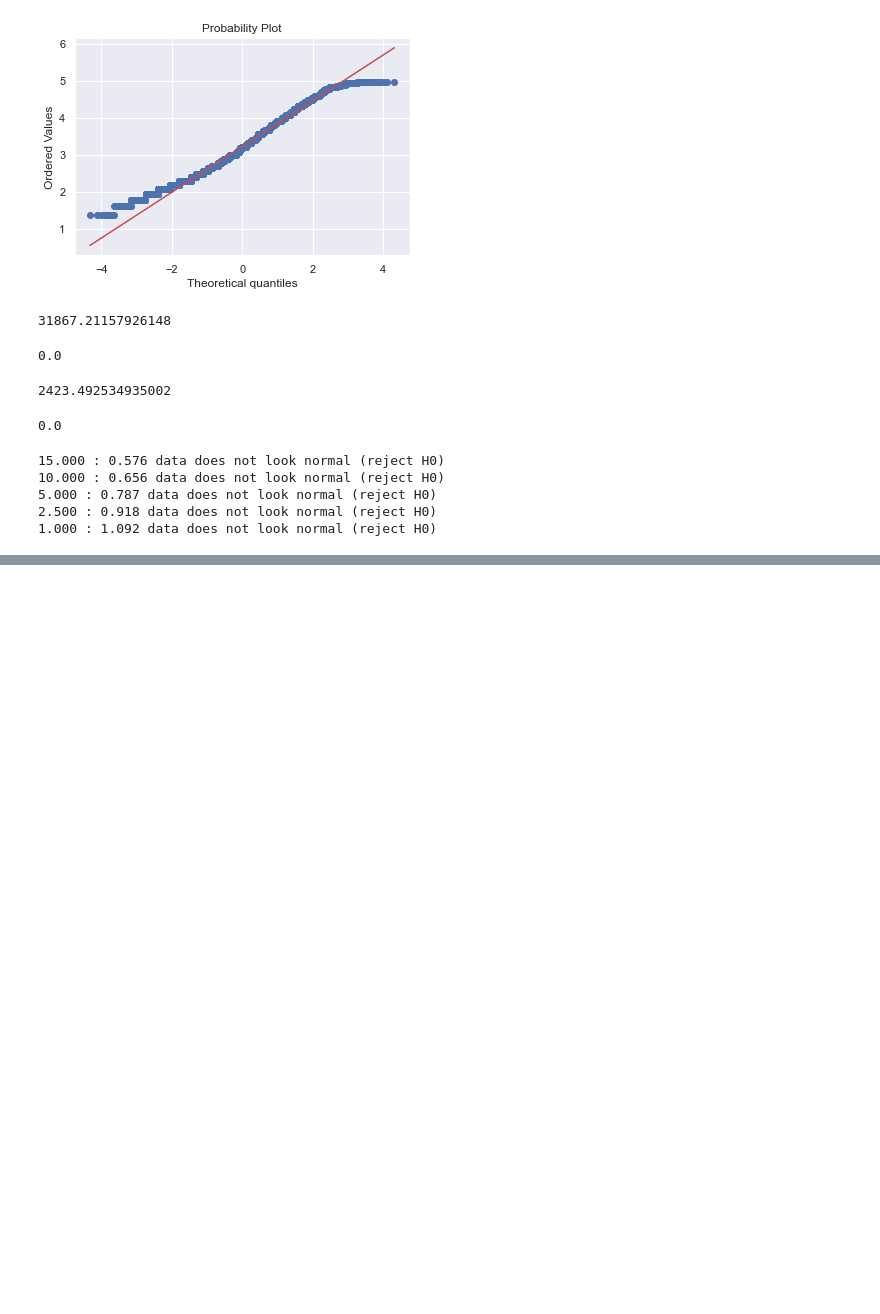
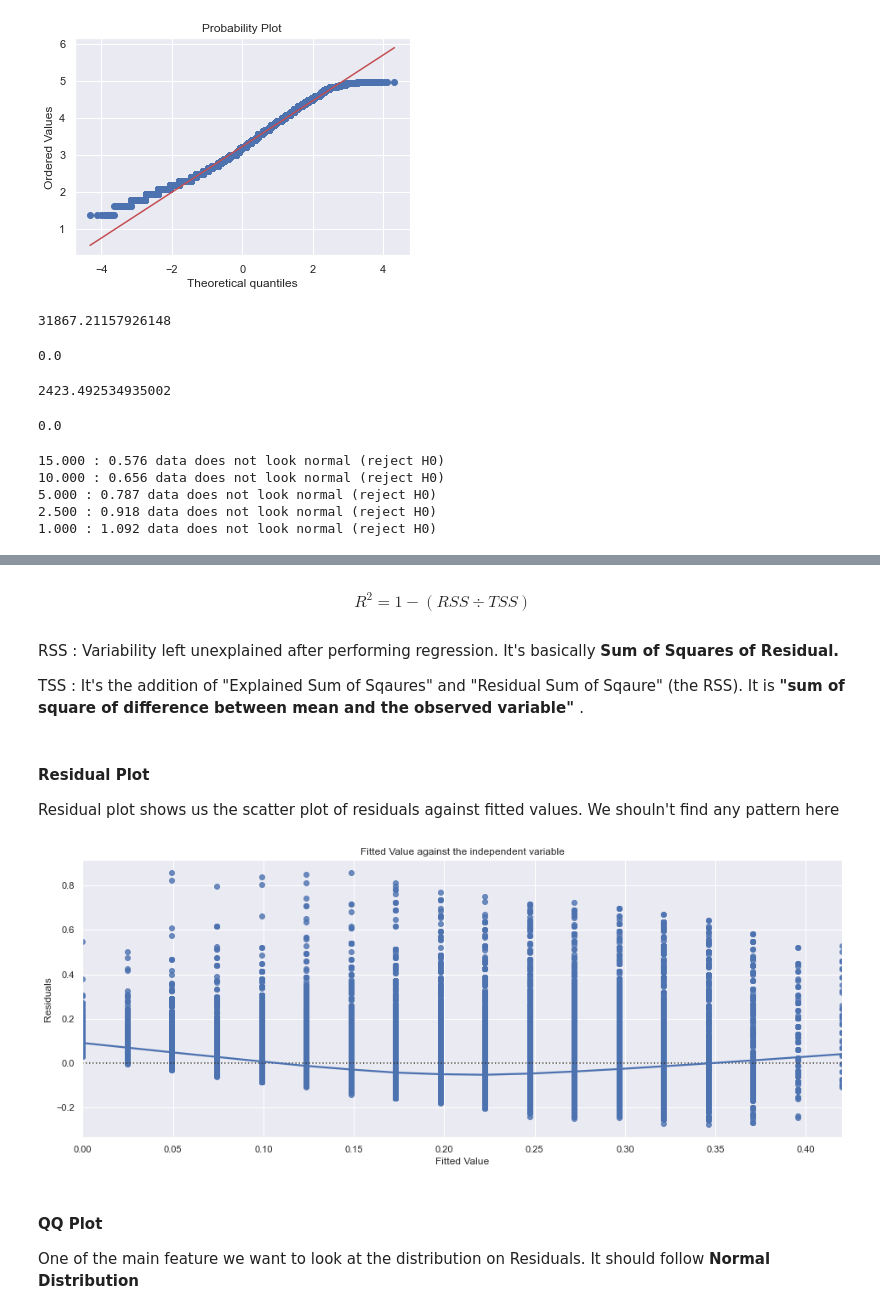
Before and after one commit to bthakr1/python_small_programs, a Jupyter notebook: python_small/Wine Data PreProcessing & Linear Regression.ipynb, the cells around one changed output, grey strips where cells are left out. Drawn from its saved outputs; the diff is of its cells as text; code cells hidden in the pictures; blank space fills up the shorter version.

Commit message:
some new plots

```diff
--- a/python_small/Wine Data PreProcessing & Linear Regression.ipynb
+++ b/python_small/Wine Data PreProcessing & Linear Regression.ipynb
@@ -484,6 +471,16 @@ X_train, X_test, y_train, y_test = train_test_split(X,y,test_size=0.4, shuffle=T
 # %%
 # Create train and val dataset
 X_train, X_val, y_train, y_val = train_test_split(X_train, y_train, test_size=0.25, shuffle=True)
+# %%
+# We will normalize only the X_train and y_train instead of doing it for all the test and validation
+
+X_train = ((X_train - X_train.min())/ (X_train.max()-X_train.min()))
+
+y_train = ((y_train-y_train.min()) / (y_train.max()-y_train.min()))
+
+X_train = X_train.to_frame(name='POINTS')
+
+y_train = y_train.to_frame('PRICE')
 # %%
 model = sm.OLS(y_train,X_train).fit()
 # %%
@@ -527,0 +512,46 @@ fig = sm.graphics.plot_regress_exog(model,'points', fig=fig)
+# %% [markdown]
+$$ R^2 = 1 - (RSS \div TSS) $$
+# %% [markdown]
+<p> RSS : Variability left unexplained after performing regression. It's basically <b>Sum of Squares of Residual.</b></p>
+<p> TSS : It's the addition of "Explained Sum of Sqaures" and "Residual Sum of Sqaure" (the RSS). It is <b>"sum of square of difference between mean and the observed variable" </b>. </p>
+# %%
+# Get the fitted value from the model
+
+model_fitted_y = model.fittedvalues
+
+# Residuals from the model
+
+model_residual = model.resid
+
+# Normalizing the residuals
+
+model_residual_normalized = model.get_influence().resid_studentized_internal
+
+# Absolute normalized residuals
+
+model_norm_residuals_absolute = np.sqrt(np.abs(model_residual_normalized))
+
+#residuals in absolute terms
+
+model_residual_abs = np.abs(model_residual)
+
+#leverage from the model
+
+model_leverage = model.get_influence().hat_matrix_diag
+
+# Cooks distance
+
+model_cooks = model.get_influence().cooks_distance[0]
+# %% [markdown]
+<p> <h4> Residual Plot </h4> </p>
+
+<p> Residual plot shows us the scatter plot of residuals against fitted values. We shouln't find any pattern here </p>
+# %%
+plt.figure(figsize=(16,6))
+sns.residplot(data=X_train,x=model_fitted_y,y=model_residual, lowess=True)
+plt.title("Fitted Value against the independent variable")
+plt.xlabel("Fitted Value")
+plt.ylabel("Residuals")
+plt.show()
+# %% [output]
+[figure, added]
@@ -527,0 +560,4 @@ fig = sm.graphics.plot_regress_exog(model,'points', fig=fig)
+# %% [markdown]
+<p><h4> QQ Plot </h4></p>
+
+<p> One of the main feature we want to look at the distribution on Residuals. It should follow <b> Normal Distribution </b> </p>
```
Also changed, not shown: parts of 12 cells of this notebook.
